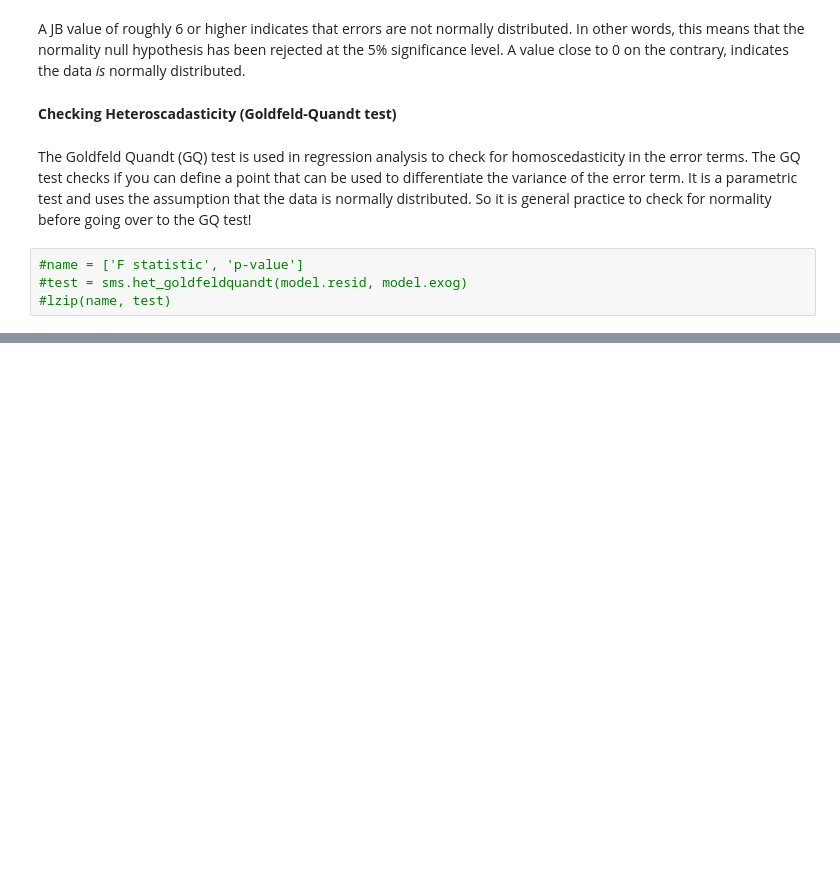
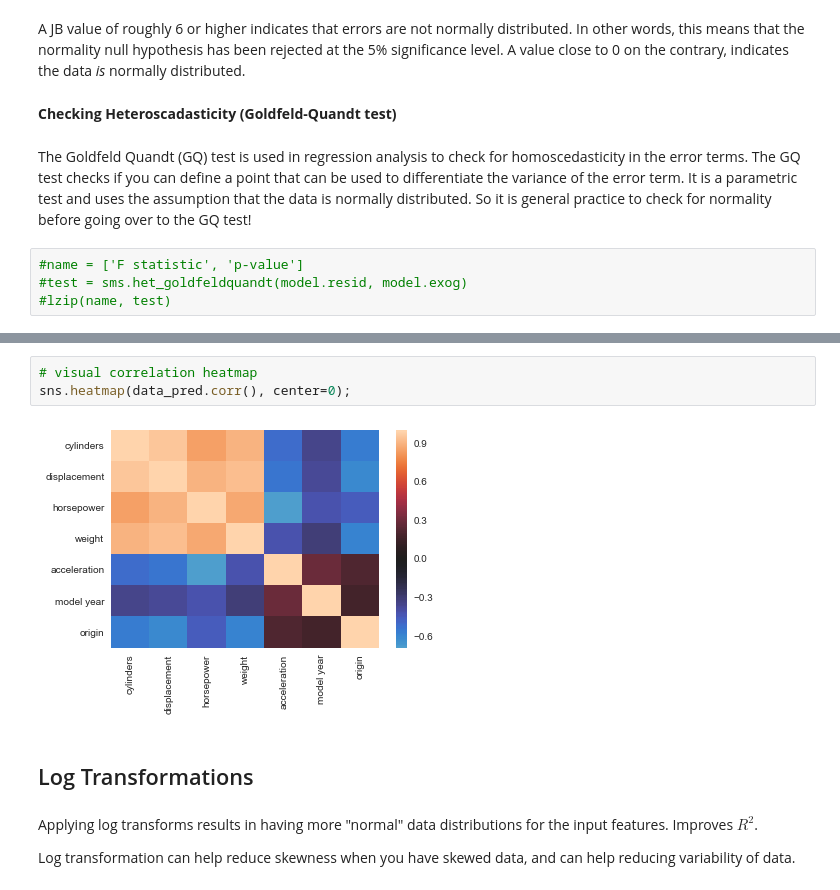
Before and after one commit to nadinezab/DS-notes, a Jupyter notebook: Linear Regression.ipynb, the cells around one changed output, grey strips where cells are left out. Cells and saved outputs as stored; diff of their text form; blank space fills up the shorter version.

```diff
--- a/Linear Regression.ipynb
+++ b/Linear Regression.ipynb
@@ -347,0 +577,11 @@ The Goldfeld Quandt (GQ) test is used in regression analysis to check for homosc
+# %%
+# visual correlation heatmap
+sns.heatmap(data_pred.corr(), center=0);
+# %% [output]
+[figure, added]
+# %% [markdown]
+## Log Transformations
+# %% [markdown]
+Applying log transforms results in having more "normal" data distributions for the input features. Improves $R^2$.
+
+Log transformation can help reduce skewness when you have skewed data, and can help reducing variability of data.
```
Also changed, not shown: parts of 64 cells of this notebook, 1 other file.
